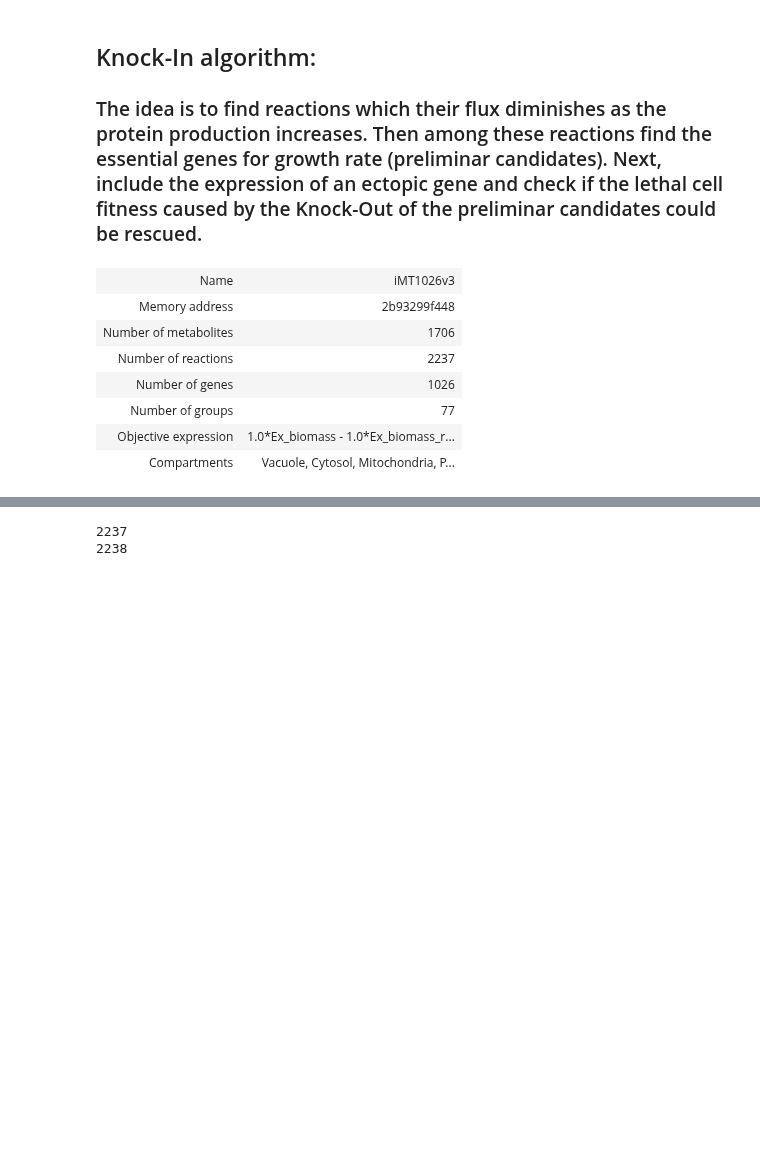
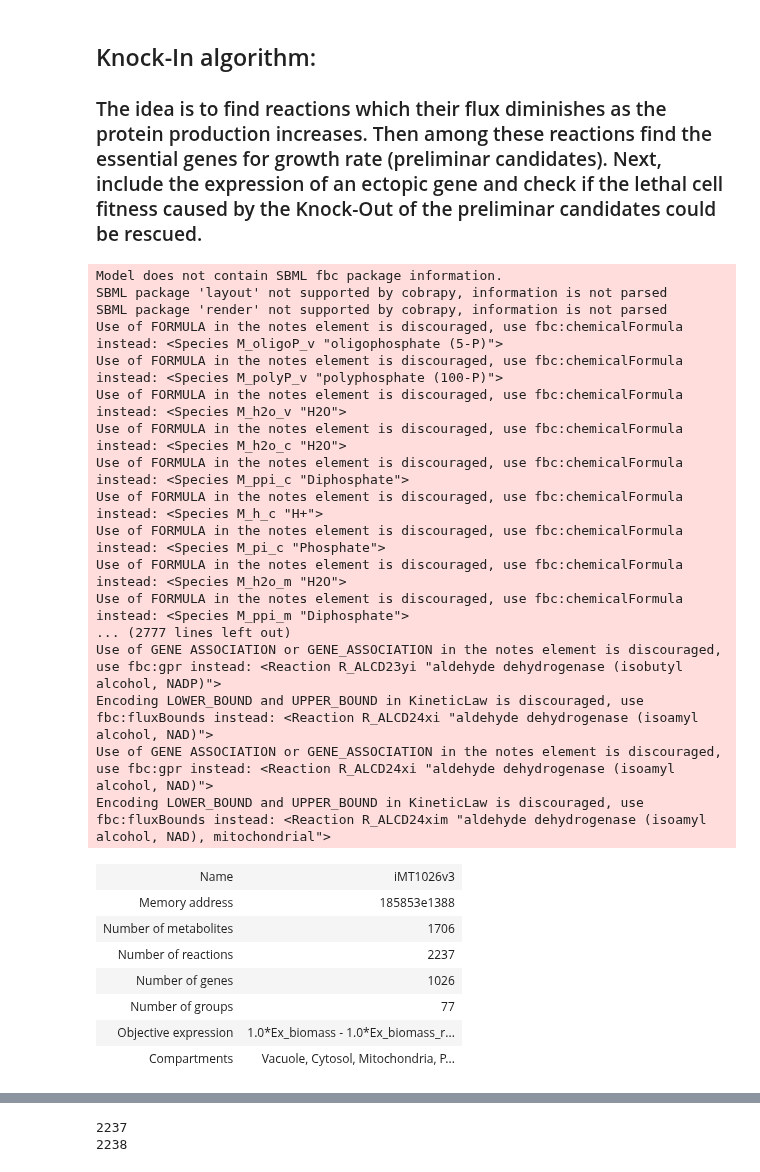
Before and after one commit to EricAntonGarcia/AlgorithmsRPP, a Jupyter notebook: KnockInalgorithmfinder.ipynb, the cells around one changed output, grey strips where cells are left out. Saved outputs shown, nothing was run; the diff lists cells and outputs as text; code cells hidden in the pictures; blank space fills up the shorter version.

```diff
--- a/KnockInalgorithmfinder.ipynb
+++ b/KnockInalgorithmfinder.ipynb
@@ -15,16 +15,33 @@ from scipy.stats import linregress
 # %%
 cobra.Configuration().solver = "cplex"
 # %%
-#model_path = 'iMT1026v3.xml'
+model_path = './models/iMT1026v3.xml'
 #model_path = 'iPichia.xml'
-model_path = './models/iMT1026v3jup.xml'
+#model_path = './models/iMT1026v3jup.xml'
 
 model = cobra.io.read_sbml_model(model_path)
 
 model
 # %% [output]
+Model does not contain SBML fbc package information.
+SBML package 'layout' not supported by cobrapy, information is not parsed
+SBML package 'render' not supported by cobrapy, information is not parsed
+Use of FORMULA in the notes element is discouraged, use fbc:chemicalFormula instead: <Species M_oligoP_v "oligophosphate (5-P)">
+Use of FORMULA in the notes element is discouraged, use fbc:chemicalFormula instead: <Species M_polyP_v "polyphosphate (100-P)">
+Use of FORMULA in the notes element is discouraged, use fbc:chemicalFormula instead: <Species M_h2o_v "H2O">
+Use of FORMULA in the notes element is discouraged, use fbc:chemicalFormula instead: <Species M_h2o_c "H2O">
+Use of FORMULA in the notes element is discouraged, use fbc:chemicalFormula instead: <Species M_ppi_c "Diphosphate">
+Use of FORMULA in the notes element is discouraged, use fbc:chemicalFormula instead: <Species M_h_c "H+">
+Use of FORMULA in the notes element is discouraged, use fbc:chemicalFormula instead: <Species M_pi_c "Phosphate">
+Use of FORMULA in the notes element is discouraged, use fbc:chemicalFormula instead: <Species M_h2o_m "H2O">
+Use of FORMULA in the notes element is discouraged, use fbc:chemicalFormula instead: <Species M_ppi_m "Diphosphate">
+... (2777 lines left out)
+Use of GENE ASSOCIATION or GENE_ASSOCIATION in the notes element is discouraged, use fbc:gpr instead: <Reaction R_ALCD23yi "aldehyde dehydrogenase (isobutyl alcohol, NADP)">
+Encoding LOWER_BOUND and UPPER_BOUND in KineticLaw is discouraged, use fbc:fluxBounds instead: <Reaction R_ALCD24xi "aldehyde dehydrogenase (isoamyl alcohol, NAD)">
+Use of GENE ASSOCIATION or GENE_ASSOCIATION in the notes element is discouraged, use fbc:gpr instead: <Reaction R_ALCD24xi "aldehyde dehydrogenase (isoamyl alcohol, NAD)">
+Encoding LOWER_BOUND and UPPER_BOUND in KineticLaw is discouraged, use fbc:fluxBounds instead: <Reaction R_ALCD24xim "aldehyde dehydrogenase (isoamyl alcohol, NAD), mitochondrial">
 | Name | iMT1026v3 |
-| Memory address | 2b93299f448 |
+| Memory address | 185853e1388 |
 | Number of metabolites | 1706 |
 | Number of reactions | 2237 |
 | Number of genes | 1026 |
```
Also changed, not shown: parts of 11 cells of this notebook, 1 other file.
